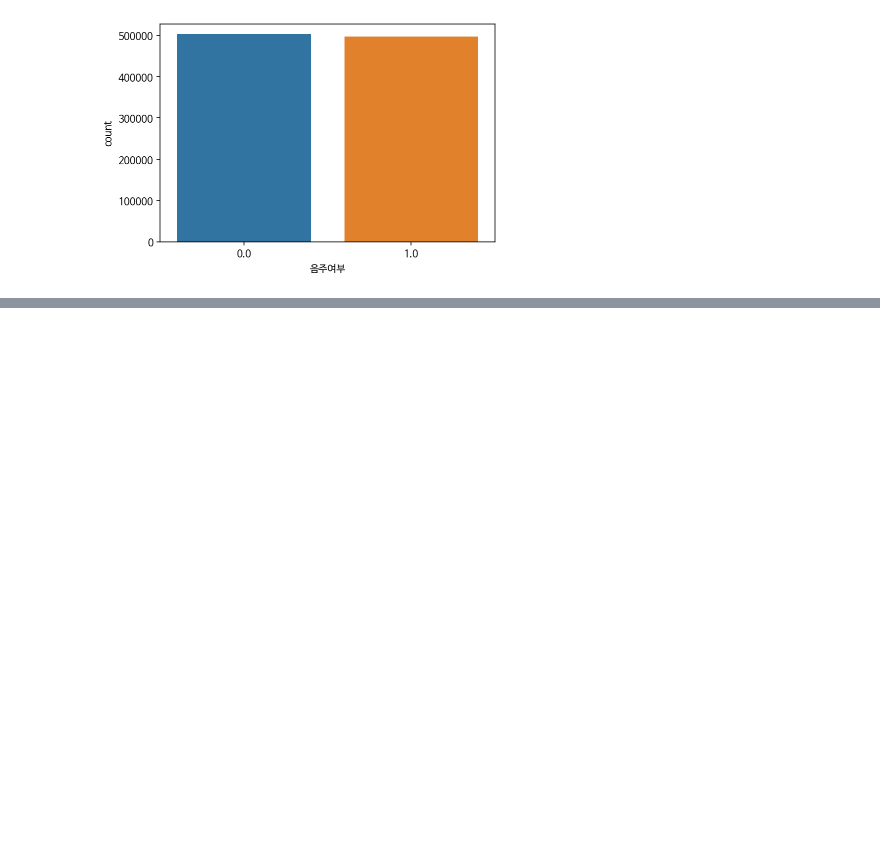
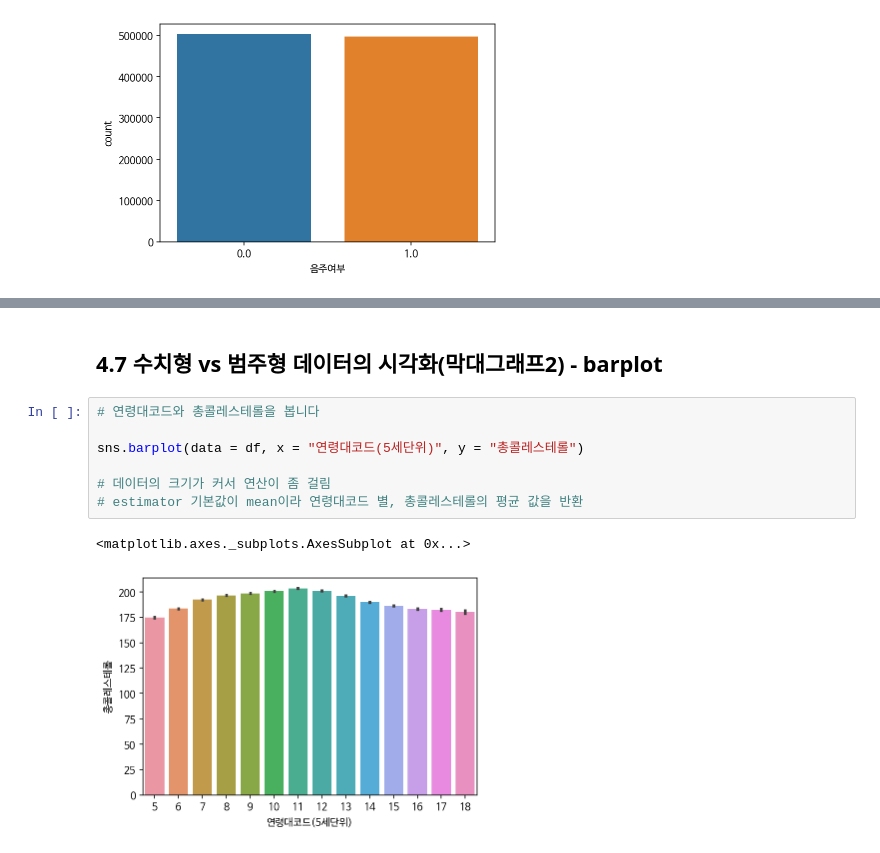
Before and after one commit to cown0211/boostcourse, a Jupyter notebook: DataScienceWithPython/4_건강검진_데이터로_가설검정하기.ipynb, the cells around one changed output, grey strips where cells are left out. Drawn from its saved outputs; the diff is of its cells as text; blank space fills up the shorter version.

```diff
--- a/DataScienceWithPython/4_건강검진_데이터로_가설검정하기.ipynb
+++ b/DataScienceWithPython/4_건강검진_데이터로_가설검정하기.ipynb
@@ -616,0 +628,12 @@ sns.countplot(data = df, x = "체중(5Kg 단위)", hue = "성별코드")
+# %% [markdown]
+## 4.7 수치형 vs 범주형 데이터의 시각화(막대그래프2) - barplot
+# %%
+# 연령대코드와 총콜레스테롤을 봅니다
+
+sns.barplot(data = df, x = "연령대코드(5세단위)", y = "총콜레스테롤")
+
+# 데이터의 크기가 커서 연산이 좀 걸림
+# estimator 기본값이 mean이라 연령대코드 별, 총콜레스테롤의 평균 값을 반환
+# %% [output]
+<matplotlib.axes._subplots.AxesSubplot at 0x...>
+[figure, added]
```
Also changed, not shown: parts of 42 cells of this notebook.
